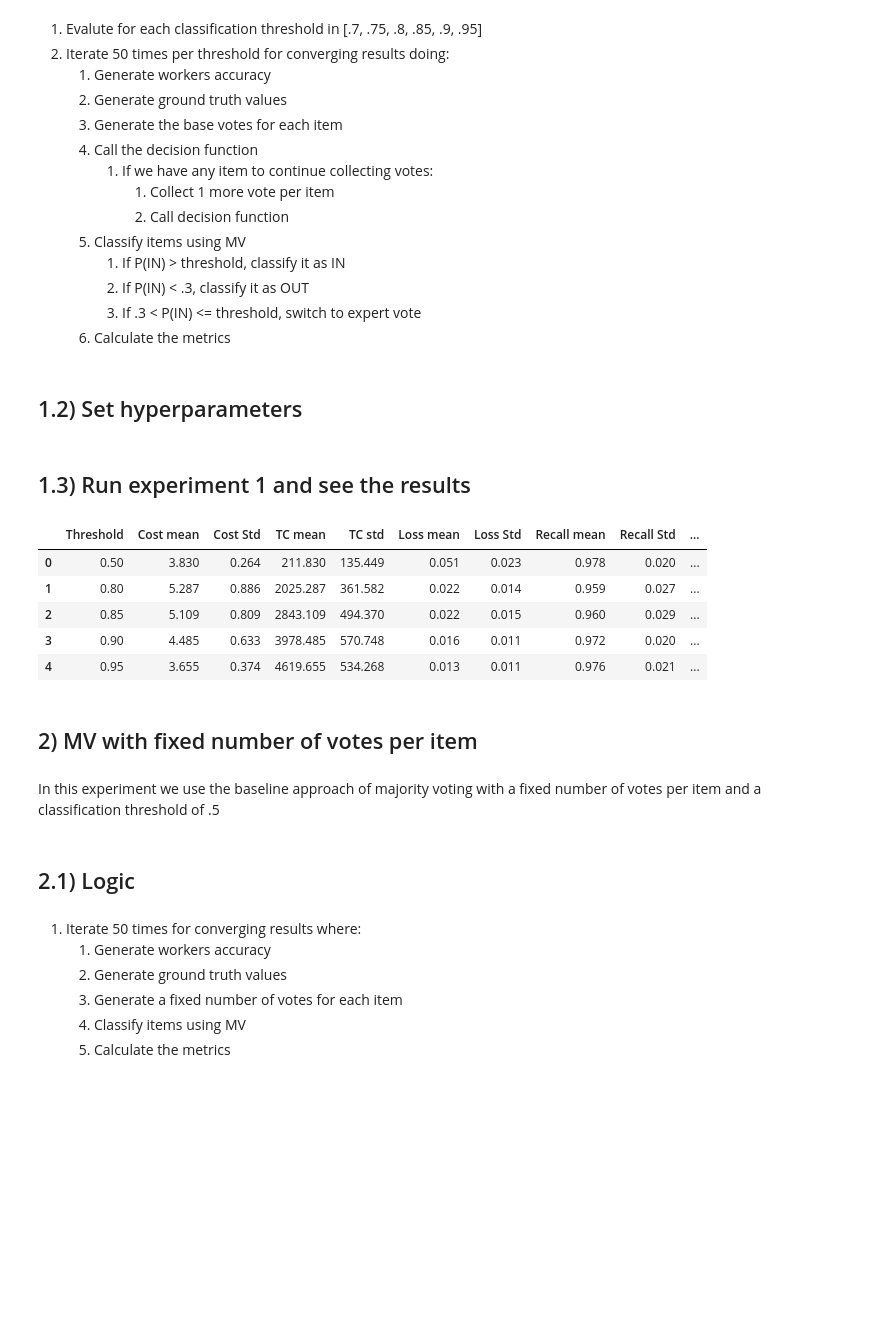
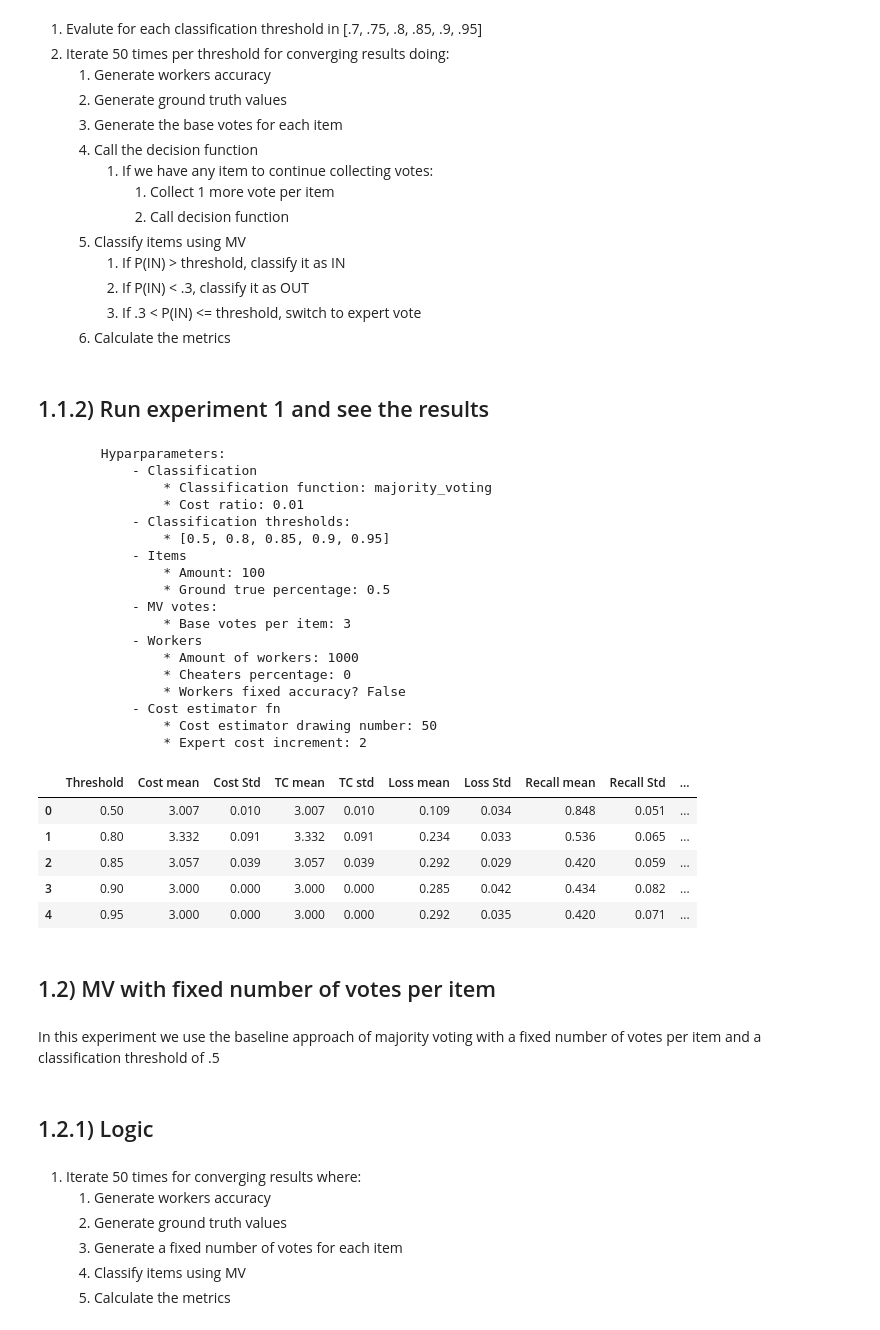
Before and after one commit to pmaglione/classification_model, a Jupyter notebook: main_algorithm_with_experiments.ipynb, the cells around one changed output. Cells and saved outputs as stored; diff of their text form; code cells hidden in the pictures; blank space fills up the shorter version.

```diff
--- a/main_algorithm_with_experiments.ipynb
+++ b/main_algorithm_with_experiments.ipynb
@@ -186,17 +185,18 @@ Output:
     Where False = Stop and True=Continue collecting votes
 '''
 def decision_function(items, votes, classification_threshold, cost_ratio, classification_function):
-    expert_cost = 1 / cost_ratio
     results = dict.fromkeys(range(items), False)
 
-    for item_id in range(items):
-        item_votes = votes[item_id].copy()
-        actual_cost = len(item_votes)
+    for item_id, item_true_votes in votes.items():
+        item_votes = item_true_votes.copy()
+        actual_cost = len(item_votes) * cr
         classification_prob = classification_function(alg_utils.input_adapter_single(item_votes))
-        if classification_prob <= classification_threshold:
+
+        if ((classification_prob <= classification_threshold) and (actual_cost <= 1)):
+
             cost_mean, cost_std = cost_estimator(item_votes, classification_threshold, classification_function, cost_ratio)
 
-            if(cost_mean <= expert_cost):
+            if(cost_mean <= 1):
                 results[item_id] = True
 
     return results
@@ -220,12 +220,15 @@ def generate_votes_1(params, items_num, ct, gt):
     must_get_more_votes = len(items_predicted_classified) > 0
 
     while(must_get_more_votes):
+        total_votes_aux = {}
         for i, v in items_predicted_classified.items():
             worker_id, vote = alg_utils.get_worker_vote(params['workers_accuracy'], i, gt, total_votes)
 
             total_votes[i][worker_id] = [vote]
+
+            total_votes_aux[i] = total_votes[i]
         #end for
-        results = decision_function(items_num, total_votes, ct, params['cost_ratio'],
+        results = decision_function(len(total_votes_aux), total_votes_aux, ct, params['cost_ratio'],
                                                    params['classification_fn'])
 
         #Stop when there are no more items that can be classified
@@ -233,7 +236,7 @@ def generate_votes_1(params, items_num, ct, gt):
         must_get_more_votes = len(items_predicted_classified) > 0
     #end while
 
-    items_classification = alg_utils.classify_items_smart(total_votes, gt, params['classification_fn'], ct)
+    items_classification = alg_utils.classify_items_mv(total_votes, gt, params['classification_fn'], ct)
 
     return [items_classification, total_votes]
 # %%
@@ -271,7 +274,7 @@ def run_experiment_1():
             items_classification = ct_i_results[0]
             total_votes = ct_i_results[1]
 
-            classified_amount, unclassified_amount, ct_i_crowd_cost, ct_i_total_cost = alg_utils.get_total_cost(total_votes, cr, cf, ct)
+            classified_amount, unclassified_amount, ct_i_crowd_cost, ct_i_total_cost = alg_utils.get_total_cost(total_votes, cr, cf, ct, False)
 
             ct_classified_amount.append(classified_amount)
             ct_unclassified_amount.append(unclassified_amount)
@@ -300,5 +303,3 @@ def run_experiment_1():
     #end for thresholds
 
     return main_results
-# %% [markdown]
-## 1.2) Set hyperparameters
@@ -307,26 +306,43 @@ cts = [.5, .8, .85, .9, .95] #classification thresholds
 # %% [markdown]
-## 1.3) Run experiment 1 and see the results
+## 1.1.2) Run experiment 1 and see the results
-# %%
-results_mv = run_experiment_1()
-columns = ["Cost mean","Cost Std", "TC mean", "TC std", "Loss mean", "Loss Std", "Recall mean", "Recall Std", "Precision mean", "Precision Std"]
-pdColumns = ["Threshold"] + columns
-
-#table
-pd.DataFrame(results_mv, columns=pdColumns).to_csv('results/smart_stop_mv.csv', index=False)
-pd.DataFrame(results_mv, columns=pdColumns)
-# %% [output]
-|  | Threshold | Cost mean | Cost Std | TC mean | TC std | Loss mean | Loss Std | Recall mean | Recall Std | ... |
-| 0 | 0.50 | 3.830 | 0.264 | 211.830 | 135.449 | 0.051 | 0.023 | 0.978 | 0.020 | ... |
-| 1 | 0.80 | 5.287 | 0.886 | 2025.287 | 361.582 | 0.022 | 0.014 | 0.959 | 0.027 | ... |
-| 2 | 0.85 | 5.109 | 0.809 | 2843.109 | 494.370 | 0.022 | 0.015 | 0.960 | 0.029 | ... |
-| 3 | 0.90 | 4.485 | 0.633 | 3978.485 | 570.748 | 0.016 | 0.011 | 0.972 | 0.020 | ... |
-| 4 | 0.95 | 3.655 | 0.374 | 4619.655 | 534.268 | 0.013 | 0.011 | 0.976 | 0.021 | ... |
+# %%
+alg_utils.print_hyperparameters(cf, cr,base_votes_per_item, drawing_simulations_amount, expert_cost_increment, workers_num, z, fixed_acc, items_num, data_true_percentage, iterations_per_ct, cts)
+results_mv = run_experiment_1()
+
+#table
+pd.DataFrame(results_mv, columns=pdColumns).to_csv('results/smart_stop_mv_not_expert.csv', index=False)
+pd.DataFrame(results_mv, columns=pdColumns)
+# %% [output]
+        Hyparparameters:
+            - Classification
+                * Classification function: majority_voting
+                * Cost ratio: 0.01
+            - Classification thresholds:
+                * [0.5, 0.8, 0.85, 0.9, 0.95]
+            - Items
+                * Amount: 100
+                * Ground true percentage: 0.5
+            - MV votes:
+                * Base votes per item: 3
+            - Workers
+                * Amount of workers: 1000
+                * Cheaters percentage: 0
+                * Workers fixed accuracy? False
+            - Cost estimator fn
+                * Cost estimator drawing number: 50
+                * Expert cost increment: 2
+|  | Threshold | Cost mean | Cost Std | TC mean | TC std | Loss mean | Loss Std | Recall mean | Recall Std | ... |
+| 0 | 0.50 | 3.007 | 0.010 | 3.007 | 0.010 | 0.109 | 0.034 | 0.848 | 0.051 | ... |
+| 1 | 0.80 | 3.332 | 0.091 | 3.332 | 0.091 | 0.234 | 0.033 | 0.536 | 0.065 | ... |
+| 2 | 0.85 | 3.057 | 0.039 | 3.057 | 0.039 | 0.292 | 0.029 | 0.420 | 0.059 | ... |
+| 3 | 0.90 | 3.000 | 0.000 | 3.000 | 0.000 | 0.285 | 0.042 | 0.434 | 0.082 | ... |
+| 4 | 0.95 | 3.000 | 0.000 | 3.000 | 0.000 | 0.292 | 0.035 | 0.420 | 0.071 | ... |
 # %% [markdown]
-## 2) MV with fixed number of votes per item
+## 1.2) MV with fixed number of votes per item
 # %% [markdown]
 In this experiment we use the baseline approach of majority voting with a fixed number of votes per item and a classification threshold of .5
 # %% [markdown]
-## 2.1) Logic
+## 1.2.1) Logic
 # %% [markdown]
 1. Iterate 50 times for converging results where:
     1. Generate workers accuracy
```
Also changed, not shown: parts of 24 cells of this notebook, 5 other files.
